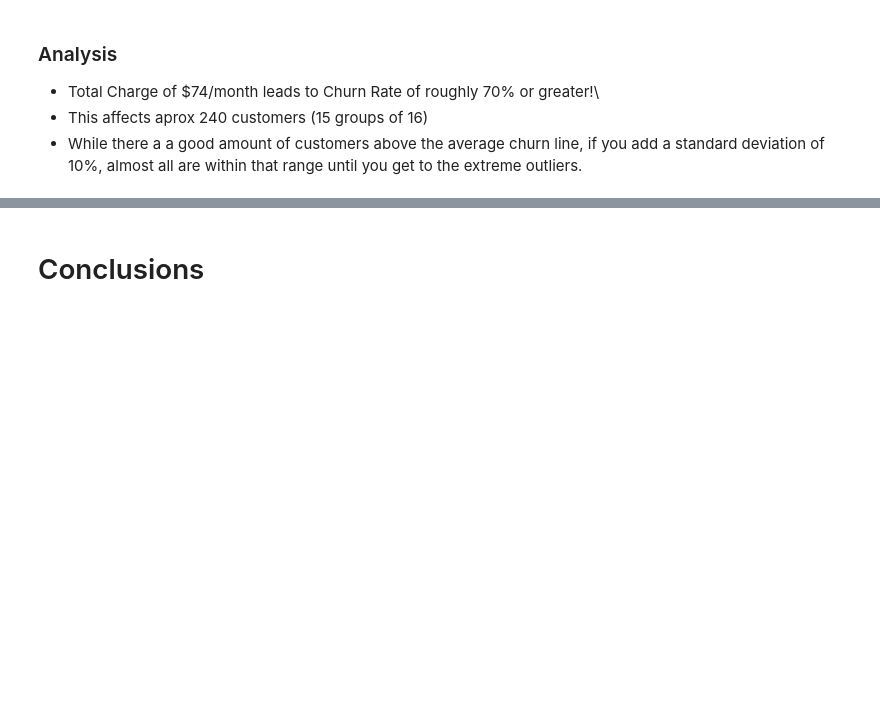
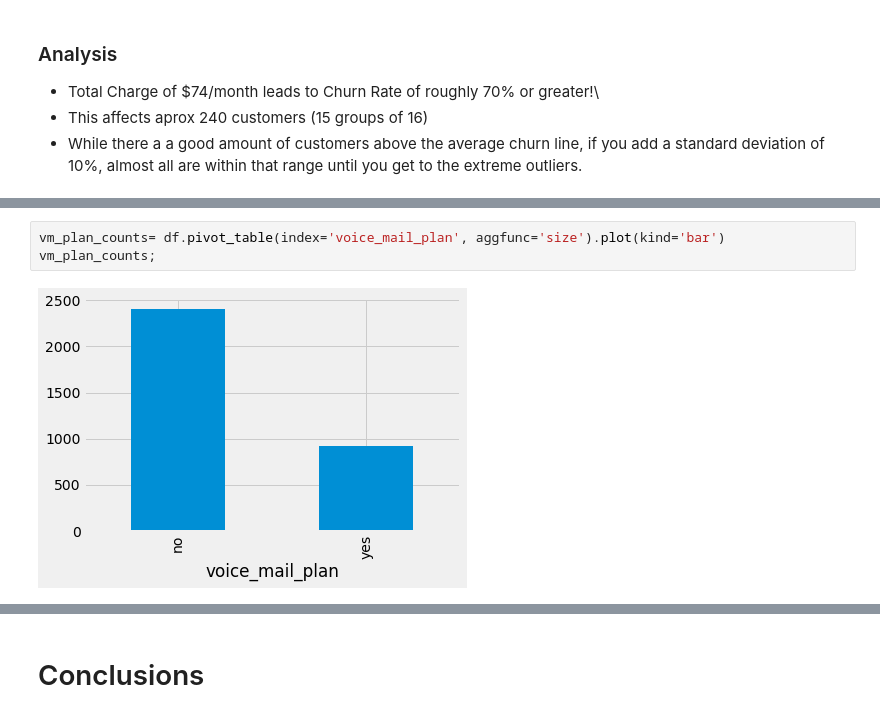
Before and after one commit to jxn628/syriatel-churn-analysis, a Jupyter notebook: student.ipynb, the cells around one changed output, grey strips where cells are left out. Cells and saved outputs as stored; diff of their text form; blank space fills up the shorter version.

```diff
--- a/student.ipynb
+++ b/student.ipynb
@@ -968,0 +962,5 @@ plt.show();
+# %%
+vm_plan_counts= df.pivot_table(index='voice_mail_plan', aggfunc='size').plot(kind='bar')
+vm_plan_counts;
+# %% [output]
+[figure, added]
```
Also changed, not shown: parts of 57 cells of this notebook.
